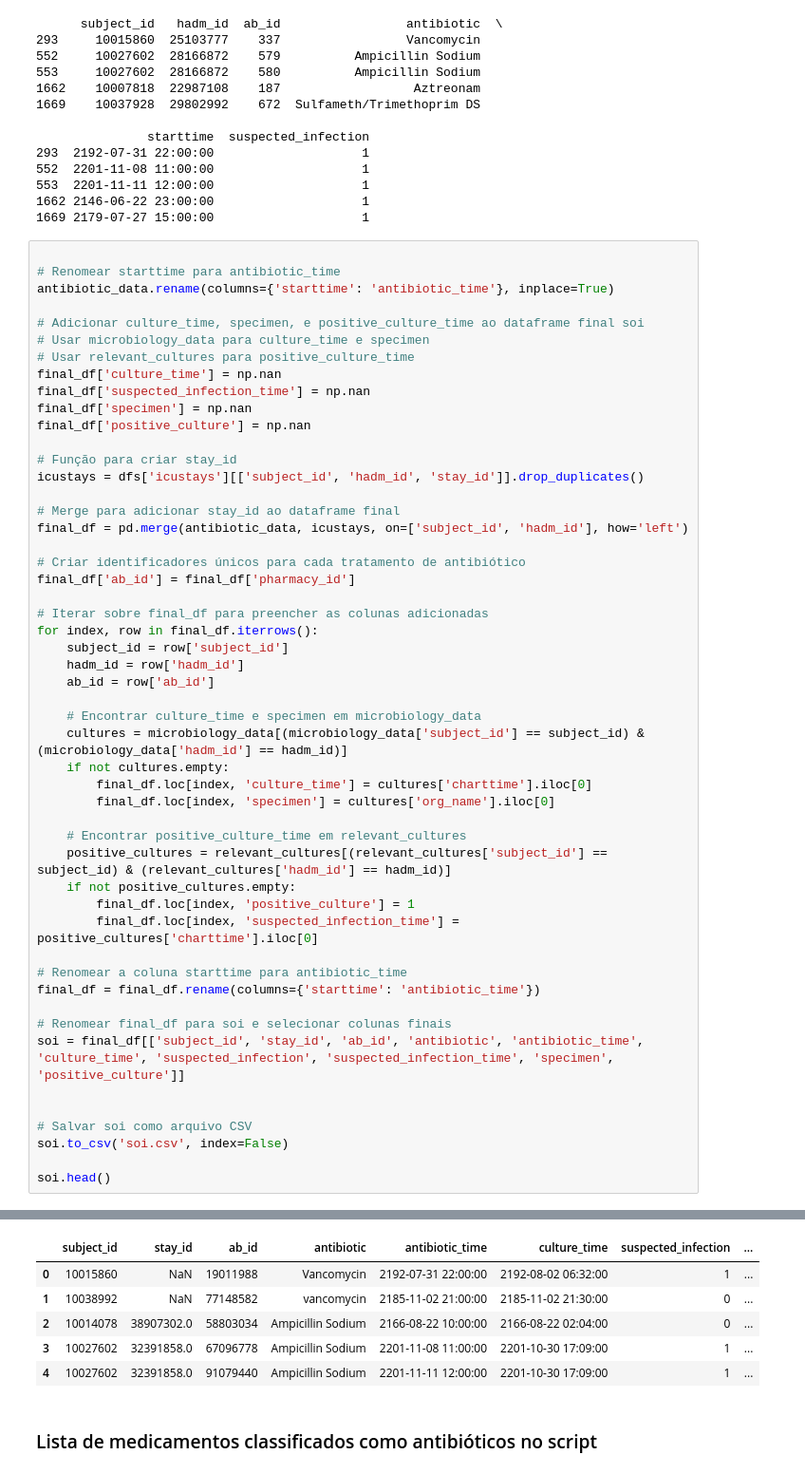
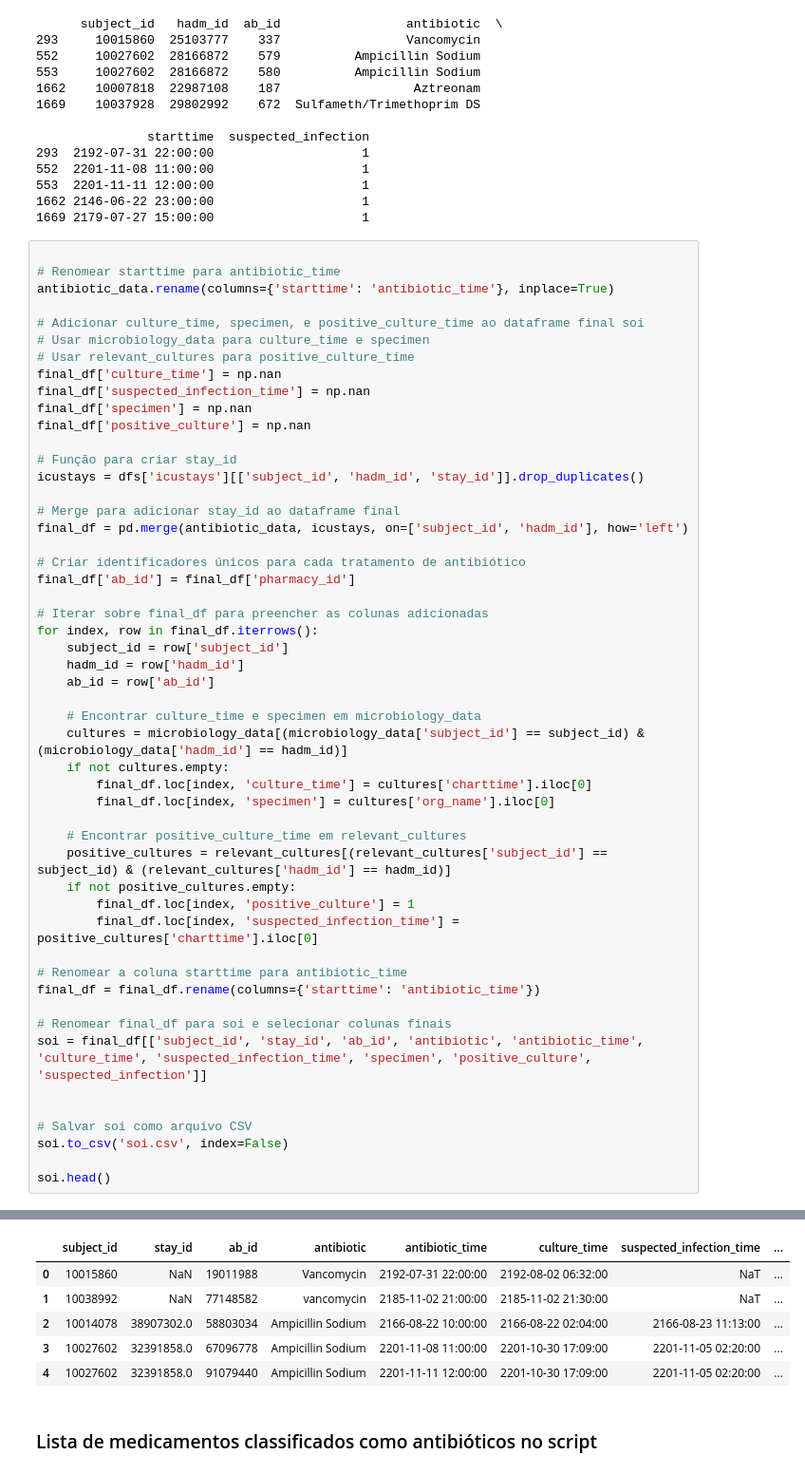
Before and after one commit to victoriafloresdev/sepsis-clustering, a Jupyter notebook: code/MIMIC/suspicion_of_infection.ipynb, the cells around one changed output, grey strips where cells are left out. Shown: that part at 95% size. Saved outputs shown, nothing was run; the diff lists cells and outputs as text.

```diff
--- a/code/MIMIC/suspicion_of_infection.ipynb
+++ b/code/MIMIC/suspicion_of_infection.ipynb
@@ -360,7 +349,7 @@ for index, row in final_df.iterrows():
 final_df = final_df.rename(columns={'starttime': 'antibiotic_time'})
 
 # Renomear final_df para soi e selecionar colunas finais
-soi = final_df[['subject_id', 'stay_id', 'ab_id', 'antibiotic', 'antibiotic_time', 'culture_time', 'suspected_infection', 'suspected_infection_time', 'specimen', 'positive_culture']]
+soi = final_df[['subject_id', 'stay_id', 'ab_id', 'antibiotic', 'antibiotic_time', 'culture_time', 'suspected_infection_time', 'specimen', 'positive_culture', 'suspected_infection']]
 
 
 # Salvar soi como arquivo CSV
@@ -371,9 +365,9 @@ soi.head()
-|  | subject_id | stay_id | ab_id | antibiotic | antibiotic_time | culture_time | suspected_infection | ... |
-| 0 | 10015860 | NaN | 19011988 | Vancomycin | 2192-07-31 22:00:00 | 2192-08-02 06:32:00 | 1 | ... |
-| 1 | 10038992 | NaN | 77148582 | vancomycin | 2185-11-02 21:00:00 | 2185-11-02 21:30:00 | 0 | ... |
-| 2 | 10014078 | 38907302.0 | 58803034 | Ampicillin Sodium | 2166-08-22 10:00:00 | 2166-08-22 02:04:00 | 0 | ... |
-| 3 | 10027602 | 32391858.0 | 67096778 | Ampicillin Sodium | 2201-11-08 11:00:00 | 2201-10-30 17:09:00 | 1 | ... |
-| 4 | 10027602 | 32391858.0 | 91079440 | Ampicillin Sodium | 2201-11-11 12:00:00 | 2201-10-30 17:09:00 | 1 | ... |
+|  | subject_id | stay_id | ab_id | antibiotic | antibiotic_time | culture_time | suspected_infection_time | ... |
+| 0 | 10015860 | NaN | 19011988 | Vancomycin | 2192-07-31 22:00:00 | 2192-08-02 06:32:00 | NaT | ... |
+| 1 | 10038992 | NaN | 77148582 | vancomycin | 2185-11-02 21:00:00 | 2185-11-02 21:30:00 | NaT | ... |
+| 2 | 10014078 | 38907302.0 | 58803034 | Ampicillin Sodium | 2166-08-22 10:00:00 | 2166-08-22 02:04:00 | 2166-08-23 11:13:00 | ... |
+| 3 | 10027602 | 32391858.0 | 67096778 | Ampicillin Sodium | 2201-11-08 11:00:00 | 2201-10-30 17:09:00 | 2201-11-05 02:20:00 | ... |
+| 4 | 10027602 | 32391858.0 | 91079440 | Ampicillin Sodium | 2201-11-11 12:00:00 | 2201-10-30 17:09:00 | 2201-11-05 02:20:00 | ... |
 # %% [markdown]
 ### Lista de medicamentos classificados como antibióticos no script
 # %% [markdown]
```
Also changed, not shown: parts of 2 cells of this notebook.
